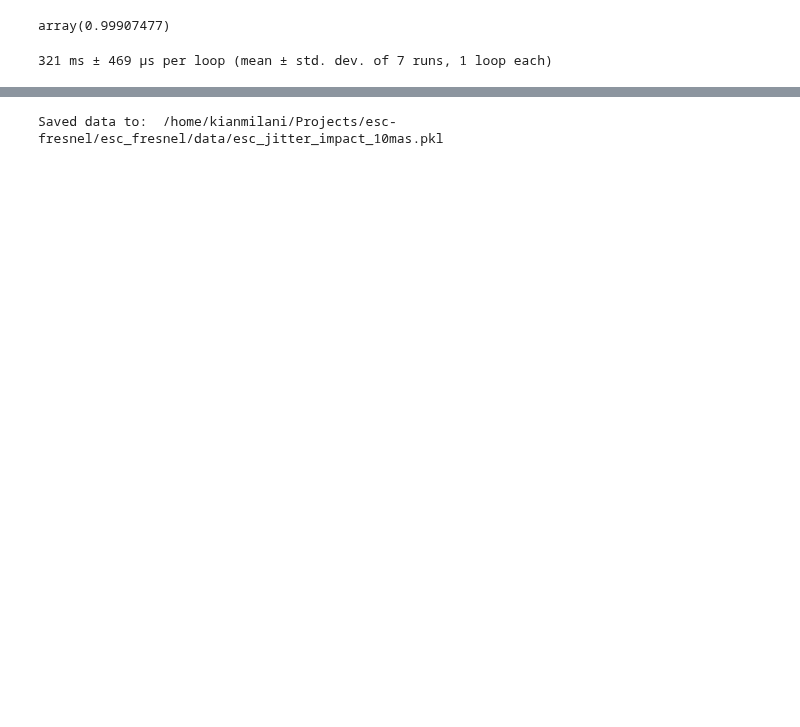
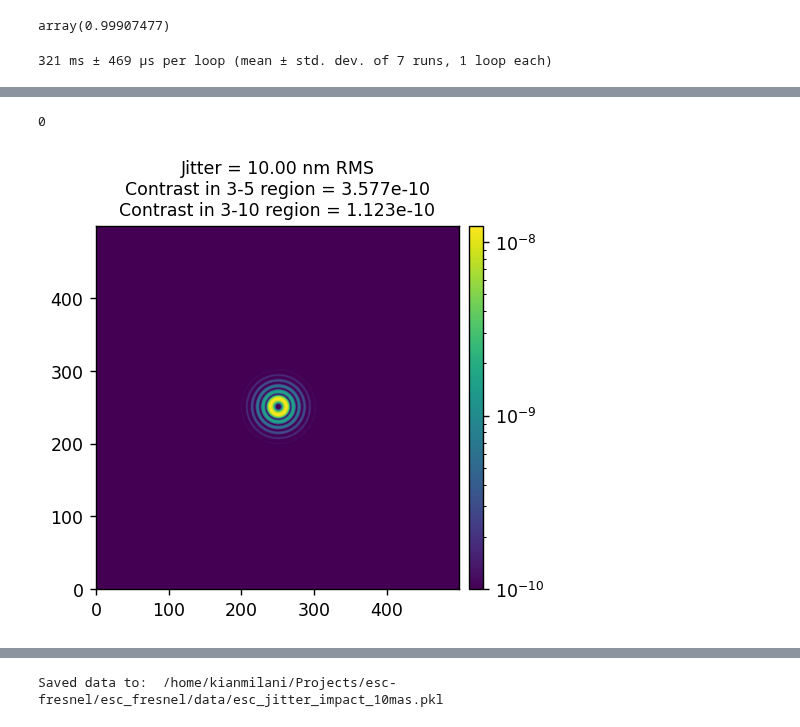
Before and after one commit to kian1377/esc-fresnel, a Jupyter notebook: notebooks/esc_fresnel_jitter.ipynb, the cells around one changed output, grey strips where cells are left out. Saved outputs shown, nothing was run; the diff lists cells and outputs as text; code cells hidden in the pictures; blank space fills up the shorter version.

```diff
--- a/notebooks/esc_fresnel_jitter.ipynb
+++ b/notebooks/esc_fresnel_jitter.ipynb
@@ -179,0 +222,14 @@ imshow(
+# %%
+contrast_3_5 = utils.mean(total_im, coro_mask_3_5)
+contrast_3_10 = utils.mean(total_im, coro_mask_3_10)
+
+imshow(
+    [total_im],
+    titles=[f'Jitter = {jitter_nm:.2f} nm RMS\n'+
+            f'Contrast in 3-5 region = {contrast_3_5:.3e}\n' +
+            f'Contrast in 3-10 region = {contrast_3_10:.3e}', ],
+    norms=[LogNorm(1e-10)]
+)
+# %% [output]
+0
+[figure, added]
```
Also changed, not shown: parts of 8 cells of this notebook.
